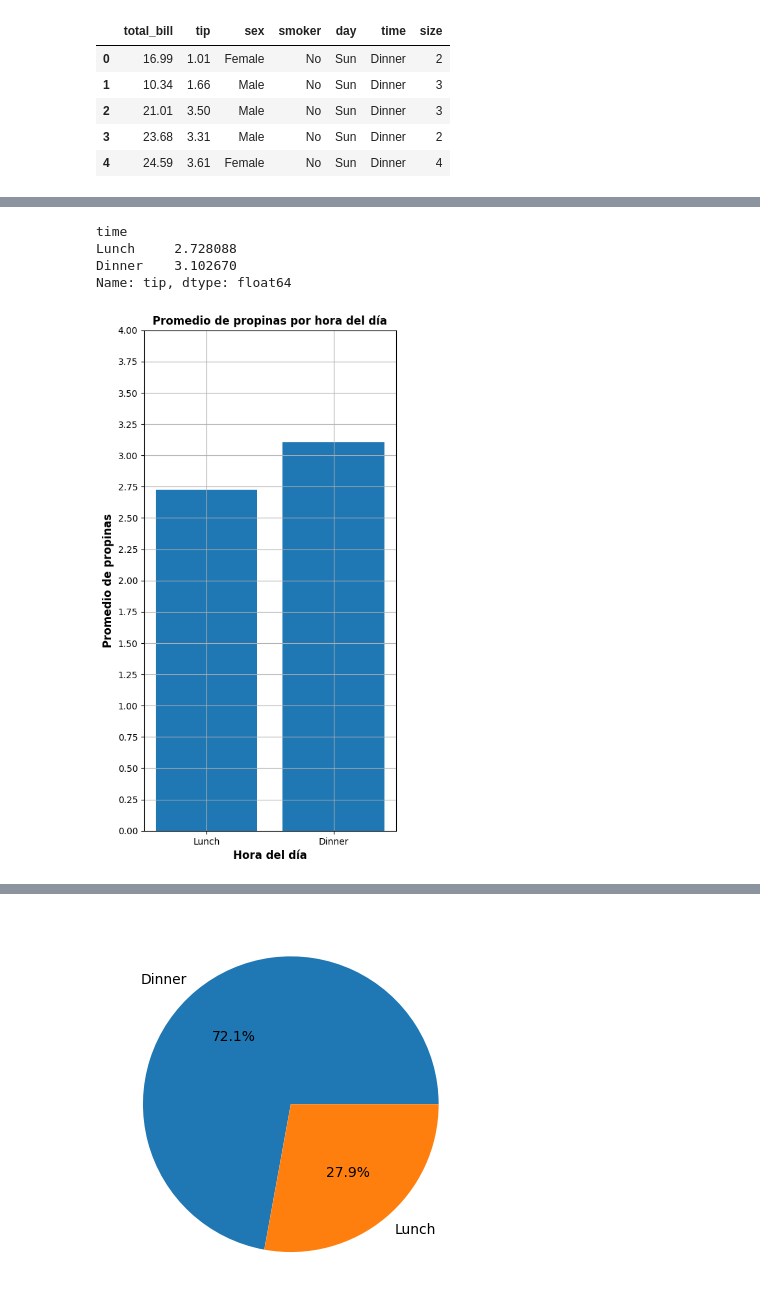
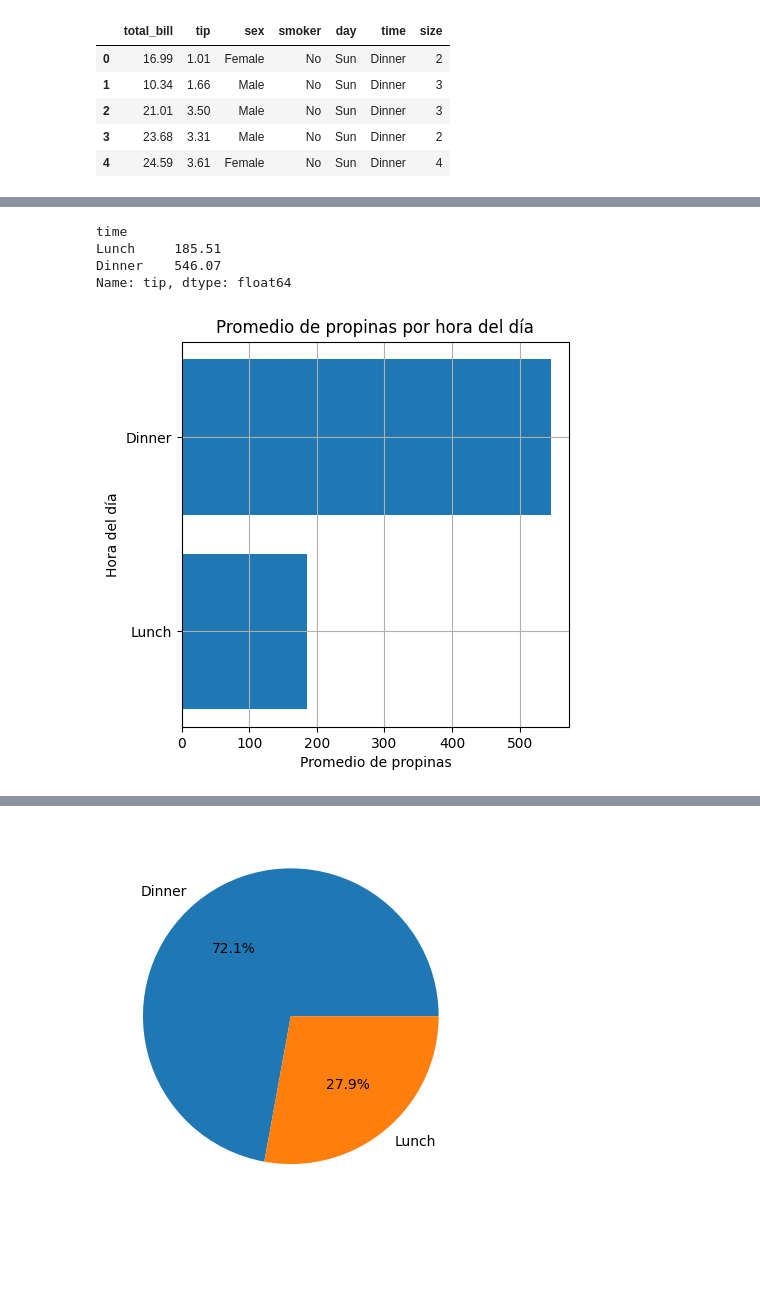
Before and after one commit to cdsaineac/Bootcamp-DS-202605, a Jupyter notebook: Clase 10 - Visualizacion de datos/VisualizacionDatos.ipynb, the cells around one changed output, grey strips where cells are left out. Saved outputs shown, nothing was run; the diff lists cells and outputs as text; code cells hidden in the pictures; blank space fills up the shorter version.

Commit message:
Visualizacion datos

```diff
--- a/Clase 10 - Visualizacion de datos/VisualizacionDatos.ipynb
+++ b/Clase 10 - Visualizacion de datos/VisualizacionDatos.ipynb
@@ -55,24 +78,20 @@ df.head()
 # %%
-sumatoria_propinas = df.groupby("time")["tip"].mean()
+sumatoria_propinas = df.groupby("time")["tip"].sum()
 sumatoria_propinas
 # %% [output]
 time
-Lunch     2.728088
-Dinner    3.102670
+Lunch     185.51
+Dinner    546.07
 Name: tip, dtype: float64
 # %%
 import numpy as np
-font = {'color':  'black',
-        'weight': 'bold',
-        'size': 12,
-        }
 
-plt.figure(figsize=(5,10))
-plt.bar(sumatoria_propinas.index,sumatoria_propinas.values)
-plt.title("Promedio de propinas por hora del día", fontdict=font)
-plt.xlabel("Hora del día", fontdict=font)
-plt.ylabel("Promedio de propinas",  fontdict=font)
-plt.yticks(np.arange(0, 4.25, 0.25))
+
+plt.figure(figsize=(5,5))
+plt.barh(sumatoria_propinas.index,sumatoria_propinas.values, )
+plt.title("Promedio de propinas por hora del día", )
+plt.ylabel("Hora del día", )
+plt.xlabel("Promedio de propinas",  )
 plt.grid()
 # %% [output]
-[figure, old version]
+[figure, new version]
```
Also changed, not shown: parts of 5 cells of this notebook.
